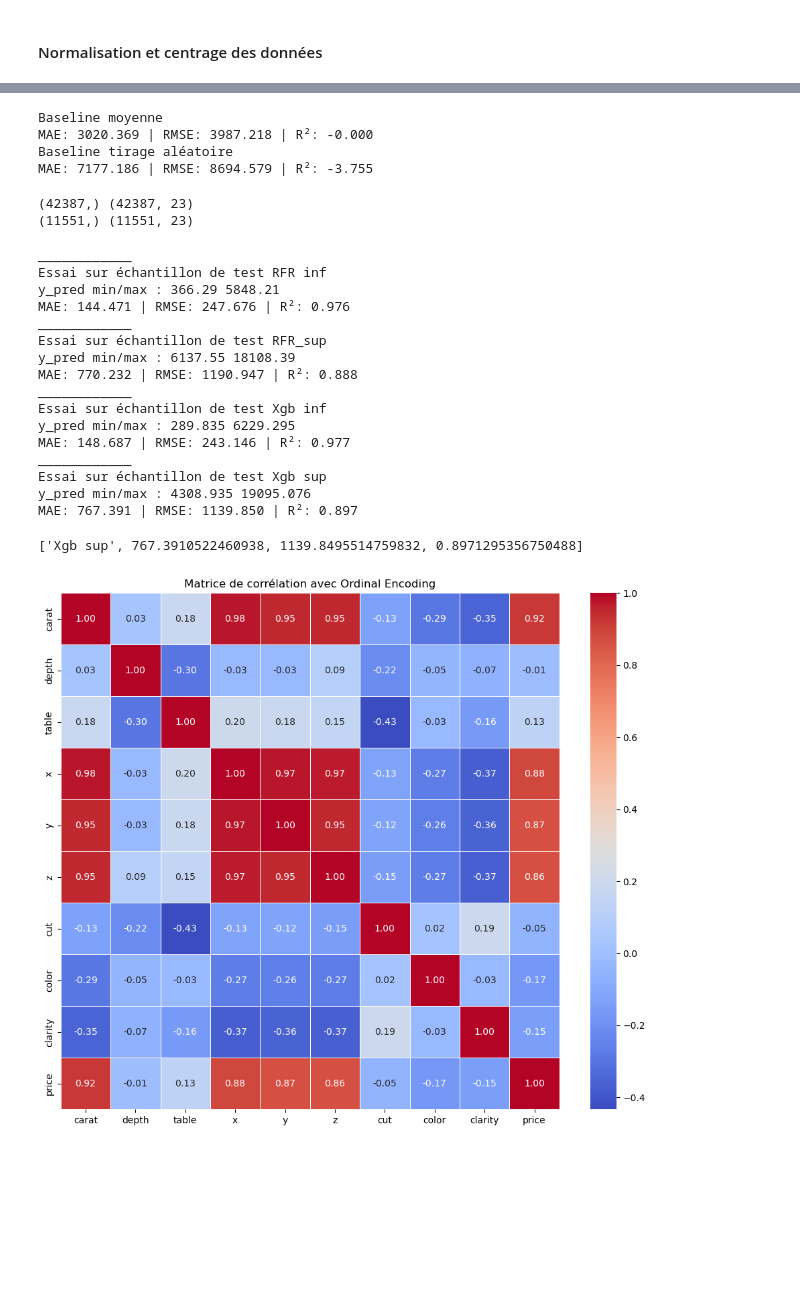
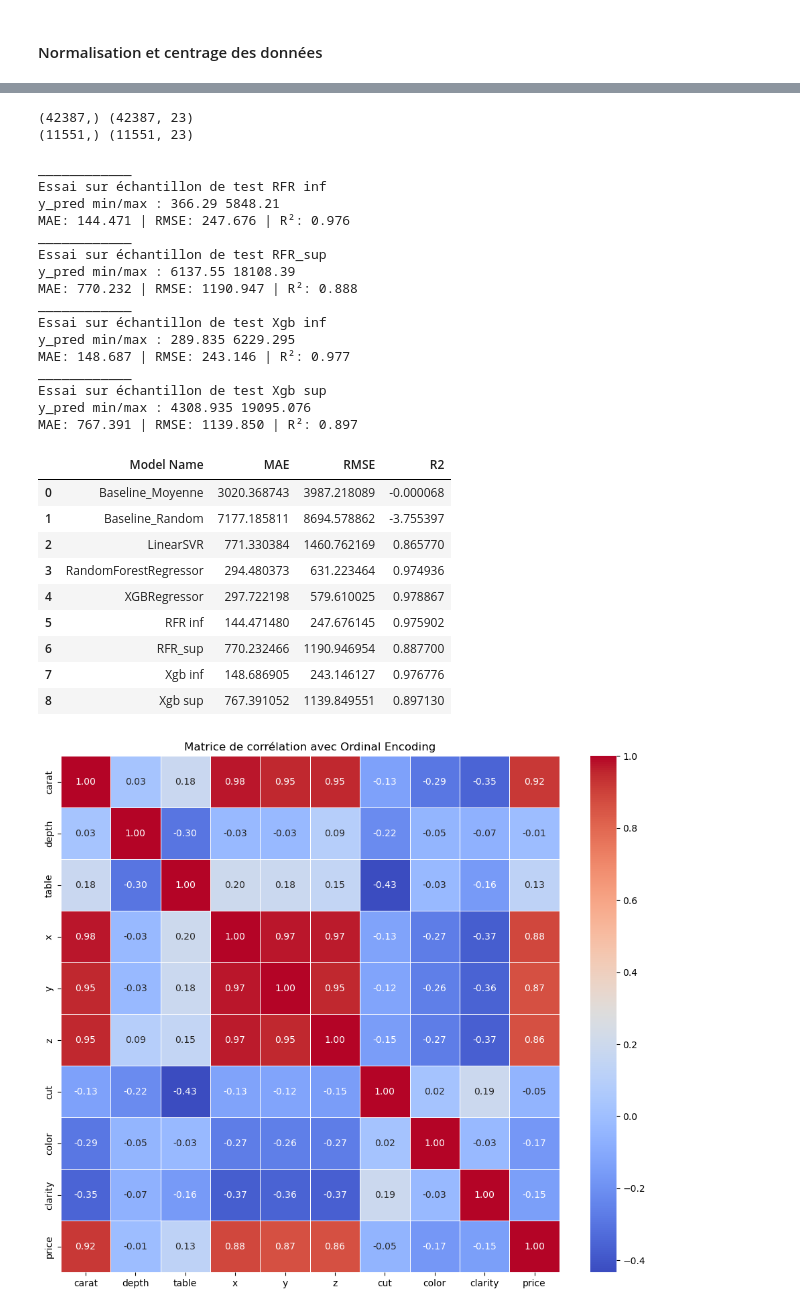
Before and after one commit to BaGranier/diamonds, a Jupyter notebook: Projet_Regression_Granier_Michelet_diamonds_20251102_v2_ba.ipynb, the cells around one changed output, grey strips where cells are left out. Saved outputs shown, nothing was run; the diff lists cells and outputs as text; code cells hidden in the pictures; blank space fills up the shorter version.

```diff
--- a/Projet_Regression_Granier_Michelet_diamonds_20251102_v2_ba.ipynb
+++ b/Projet_Regression_Granier_Michelet_diamonds_20251102_v2_ba.ipynb
@@ -362,33 +426,3 @@ df_exp
-# %%
-import numpy as np
-from sklearn.metrics import mean_absolute_error, mean_squared_error, r2_score
-
-# La baseline prédit ici la moyenne des durées de vie observée dans le train
-y_baseline = np.full_like(y_test, y_train.mean())
-
-
-mae_b = mean_absolute_error(y_test, y_baseline)
-rmse_b = np.sqrt(mean_squared_error(y_test, y_baseline))
-r2_b = r2_score(y_test, y_baseline)
-
-print(f"Baseline moyenne")
-print(f"MAE: {mae_b:.3f} | RMSE: {rmse_b:.3f} | R²: {r2_b:.3f}")
-
-# Tirage aléatoire entre min et max de y_train
-np.random.seed(42)
-y_random = np.random.uniform(low=y_train.min(), high=y_train.max(), size=y_test.shape)
-
-mae_rand = mean_absolute_error(y_test, y_random)
-rmse_rand = np.sqrt(mean_squared_error(y_test, y_random))
-r2_rand = r2_score(y_test, y_random)
-
-print("Baseline tirage aléatoire")
-print(f"MAE: {mae_rand:.3f} | RMSE: {rmse_rand:.3f} | R²: {r2_rand:.3f}")
-# %% [output]
-Baseline moyenne
-MAE: 3020.369 | RMSE: 3987.218 | R²: -0.000
-Baseline tirage aléatoire
-MAE: 7177.186 | RMSE: 8694.579 | R²: -3.755
 # %%
 val_sep = 6000
 
@@ -414,10 +448,10 @@ model_xgb_2 = XGBRegressor()
 model_xgb_3 = XGBRegressor()
 
 
-evaluation_regression(model_rfr_2, X_inf_train, X_inf_test, y_inf_train, y_inf_test, "RFR inf")
-evaluation_regression(model_rfr_3, X_sup_train, X_sup_test, y_sup_train, y_sup_test, "RFR_sup")
-evaluation_regression(model_xgb_2, X_inf_train, X_inf_test, y_inf_train, y_inf_test, "Xgb inf")
-evaluation_regression(model_xgb_3, X_sup_train, X_sup_test, y_sup_train, y_sup_test, "Xgb sup")
+df_exp.loc[len(df_exp)] = evaluation_regression(model_rfr_2, X_inf_train, X_inf_test, y_inf_train, y_inf_test, "RFR inf")
+df_exp.loc[len(df_exp)] = evaluation_regression(model_rfr_3, X_sup_train, X_sup_test, y_sup_train, y_sup_test, "RFR_sup")
+df_exp.loc[len(df_exp)] = evaluation_regression(model_xgb_2, X_inf_train, X_inf_test, y_inf_train, y_inf_test, "Xgb inf")
+df_exp.loc[len(df_exp)] = evaluation_regression(model_xgb_3, X_sup_train, X_sup_test, y_sup_train, y_sup_test, "Xgb sup")
 # %% [output]
 ____________
 Essai sur échantillon de test RFR inf
@@ -435,7 +469,19 @@ ____________
 Essai sur échantillon de test Xgb sup
 y_pred min/max : 4308.935 19095.076
 MAE: 767.391 | RMSE: 1139.850 | R²: 0.897
-['Xgb sup', 767.3910522460938, 1139.8495514759832, 0.8971295356750488]
+# %%
+df_exp
+# %% [output]
+|  | Model Name | MAE | RMSE | R2 |
+| 0 | Baseline_Moyenne | 3020.368743 | 3987.218089 | -0.000068 |
+| 1 | Baseline_Random | 7177.185811 | 8694.578862 | -3.755397 |
+| 2 | LinearSVR | 771.330384 | 1460.762169 | 0.865770 |
+| 3 | RandomForestRegressor | 294.480373 | 631.223464 | 0.974936 |
+| 4 | XGBRegressor | 297.722198 | 579.610025 | 0.978867 |
+| 5 | RFR inf | 144.471480 | 247.676145 | 0.975902 |
+| 6 | RFR_sup | 770.232466 | 1190.946954 | 0.887700 |
+| 7 | Xgb inf | 148.686905 | 243.146127 | 0.976776 |
+| 8 | Xgb sup | 767.391052 | 1139.849551 | 0.897130 |
 # %%
 from sklearn.preprocessing import OrdinalEncoder
 import pandas as pd
```
Also changed, not shown: parts of 32 cells of this notebook.
